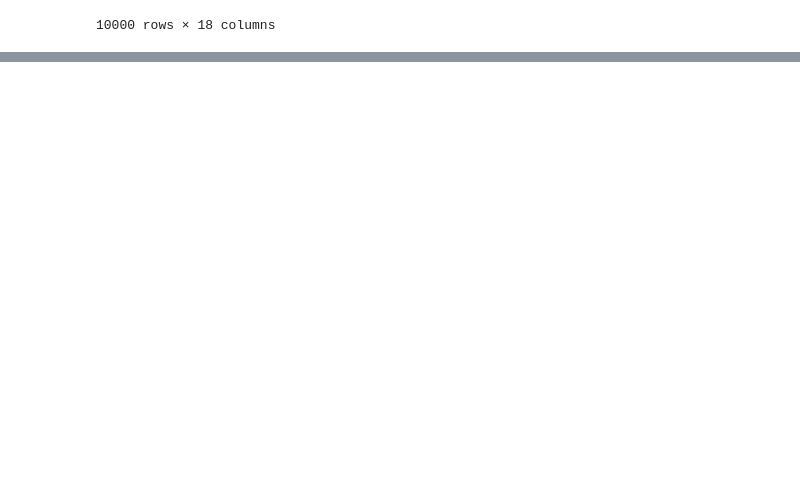
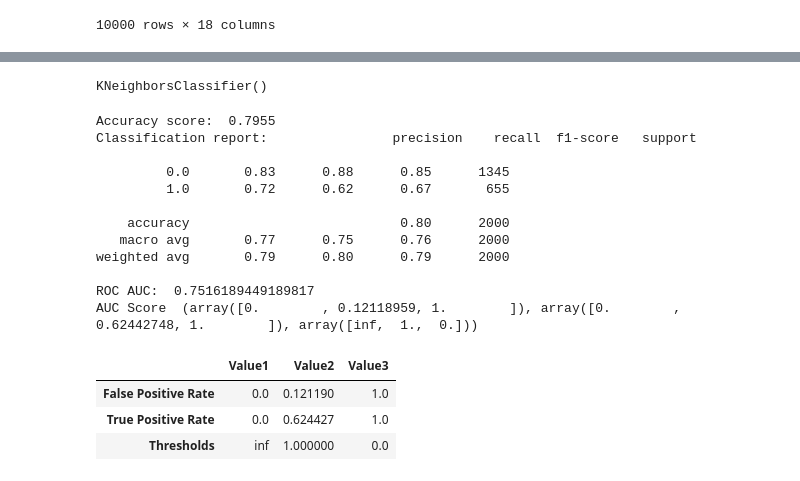
Before and after one commit to nawazf/Data-Engineering-and-AI, a Jupyter notebook: carinsurance.ipynb, the cells around one changed output, grey strips where cells are left out. Cells and saved outputs as stored; diff of their text form; code cells hidden in the pictures; blank space fills up the shorter version.

```diff
--- a/carinsurance.ipynb
+++ b/carinsurance.ipynb
@@ -55,0 +145,11 @@ dataset.describe()
+# %%
+X_train, X_test, y_train, y_test = train_test_split(X, y, test_size=0.2, random_state=0)
+# %%
+from sklearn.neighbors import KNeighborsClassifier
+knn = KNeighborsClassifier(n_neighbors=5)
+# %%
+knn.fit(X_train, y_train.values.ravel())
+# %% [output]
+KNeighborsClassifier()
+# %%
+y_pred = knn.predict(X_test)
@@ -55,0 +162,24 @@ dataset.describe()
+# %%
+print('Accuracy score: ', accuracy_score(y_test, y_pred))
+print('Classification report: ', classification_report(y_test, y_pred))
+print('ROC AUC: ', roc_auc_score(y_test, y_pred))
+print('AUC Score ', roc_curve(y_test, y_pred))
+pd.DataFrame(roc_curve(y_test, y_pred),
+             index=['False Positive Rate', 'True Positive Rate', 'Thresholds'], columns=['Value1', 'Value2', 'Value3'])
+# %% [output]
+Accuracy score:  0.7955
+Classification report:                precision    recall  f1-score   support
+
+         0.0       0.83      0.88      0.85      1345
+         1.0       0.72      0.62      0.67       655
+
+    accuracy                           0.80      2000
+   macro avg       0.77      0.75      0.76      2000
+weighted avg       0.79      0.80      0.79      2000
+
+ROC AUC:  0.7516189449189817
+AUC Score  (array([0.        , 0.12118959, 1.        ]), array([0.        , 0.62442748, 1.        ]), array([inf,  1.,  0.]))
+|  | Value1 | Value2 | Value3 |
+| False Positive Rate | 0.0 | 0.121190 | 1.0 |
+| True Positive Rate | 0.0 | 0.624427 | 1.0 |
+| Thresholds | inf | 1.000000 | 0.0 |
```
Also changed, not shown: parts of 15 cells of this notebook, 2 other files.
